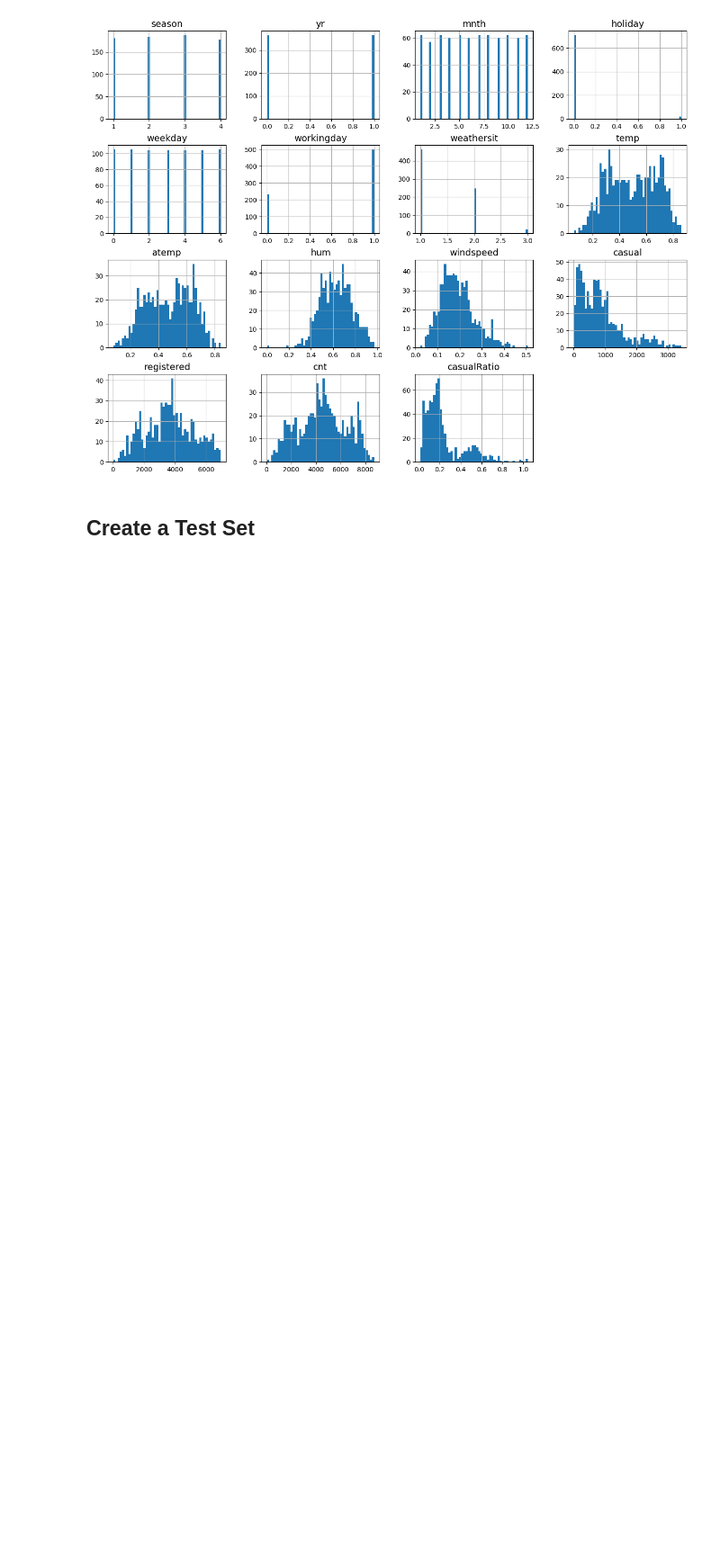
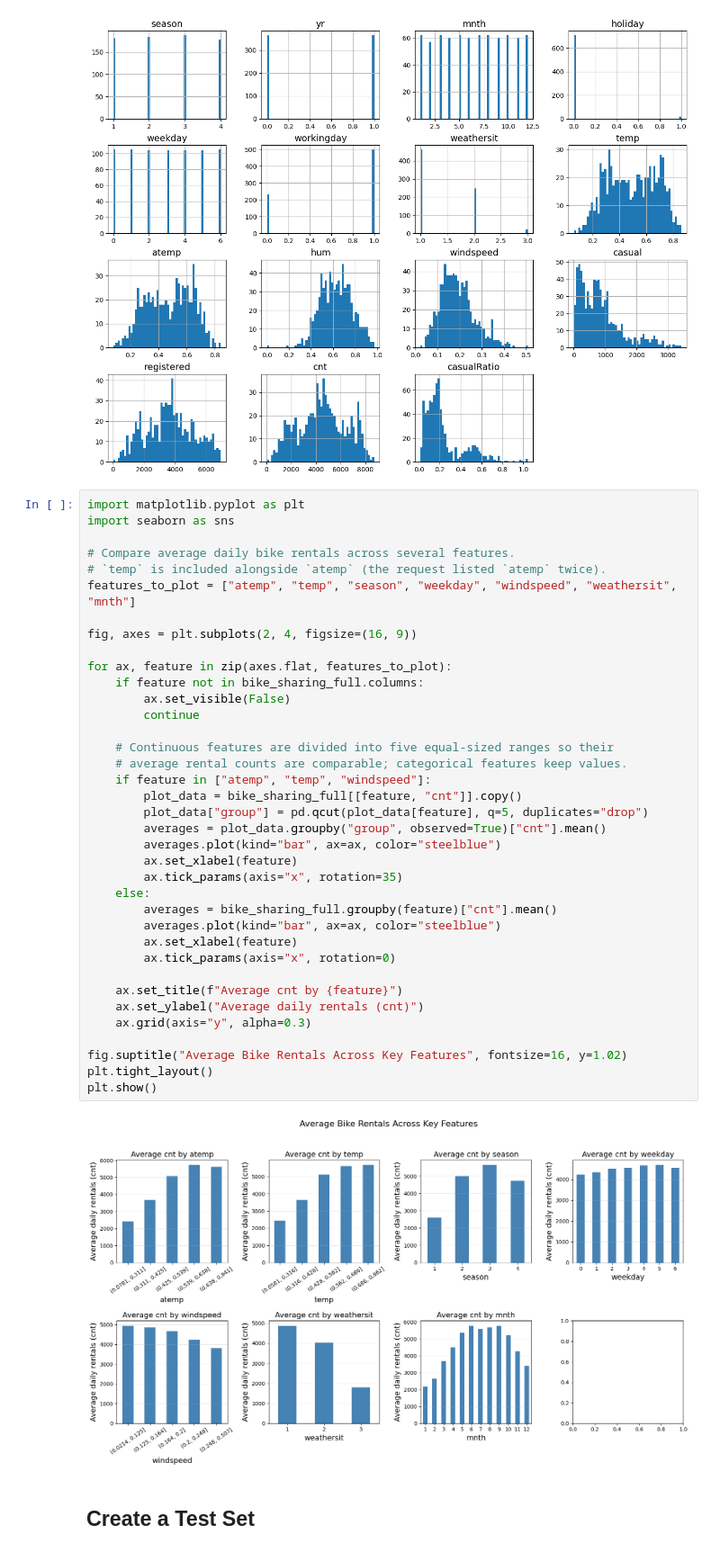
Before and after one commit to ageron/handson-mlp, a Jupyter notebook: 02_end_to_end_machine_learning_project_bike_sharing_dataset.ipynb, the cells around one changed output. Shown at 90% size. Drawn from its saved outputs; the diff is of its cells as text; blank space fills up the shorter version.

```diff
--- a/02_end_to_end_machine_learning_project_bike_sharing_dataset.ipynb
+++ b/02_end_to_end_machine_learning_project_bike_sharing_dataset.ipynb
@@ -159,6 +159,45 @@ bike_sharing_full.hist(bins=50, figsize=(16, 12))
 plt.show()
 # %% [output]
 [figure]
+# %%
+import matplotlib.pyplot as plt
+import seaborn as sns
+
+# Compare average daily bike rentals across several features.
+# `temp` is included alongside `atemp` (the request listed `atemp` twice).
+features_to_plot = ["atemp", "temp", "season", "weekday", "windspeed", "weathersit", "mnth"]
+
+fig, axes = plt.subplots(2, 4, figsize=(16, 9))
+
+for ax, feature in zip(axes.flat, features_to_plot):
+    if feature not in bike_sharing_full.columns:
+        ax.set_visible(False)
+        continue
+
+    # Continuous features are divided into five equal-sized ranges so their
+    # average rental counts are comparable; categorical features keep values.
+    if feature in ["atemp", "temp", "windspeed"]:
+        plot_data = bike_sharing_full[[feature, "cnt"]].copy()
+        plot_data["group"] = pd.qcut(plot_data[feature], q=5, duplicates="drop")
+        averages = plot_data.groupby("group", observed=True)["cnt"].mean()
+        averages.plot(kind="bar", ax=ax, color="steelblue")
+        ax.set_xlabel(feature)
+        ax.tick_params(axis="x", rotation=35)
+    else:
+        averages = bike_sharing_full.groupby(feature)["cnt"].mean()
+        averages.plot(kind="bar", ax=ax, color="steelblue")
+        ax.set_xlabel(feature)
+        ax.tick_params(axis="x", rotation=0)
+
+    ax.set_title(f"Average cnt by {feature}")
+    ax.set_ylabel("Average daily rentals (cnt)")
+    ax.grid(axis="y", alpha=0.3)
+
+fig.suptitle("Average Bike Rentals Across Key Features", fontsize=16, y=1.02)
+plt.tight_layout()
+plt.show()
+# %% [output]
+[figure, added]
 # %% [markdown]
 ## Create a Test Set
 # %%
```
Also changed, not shown: parts of 73 cells of this notebook, 2 other files.
